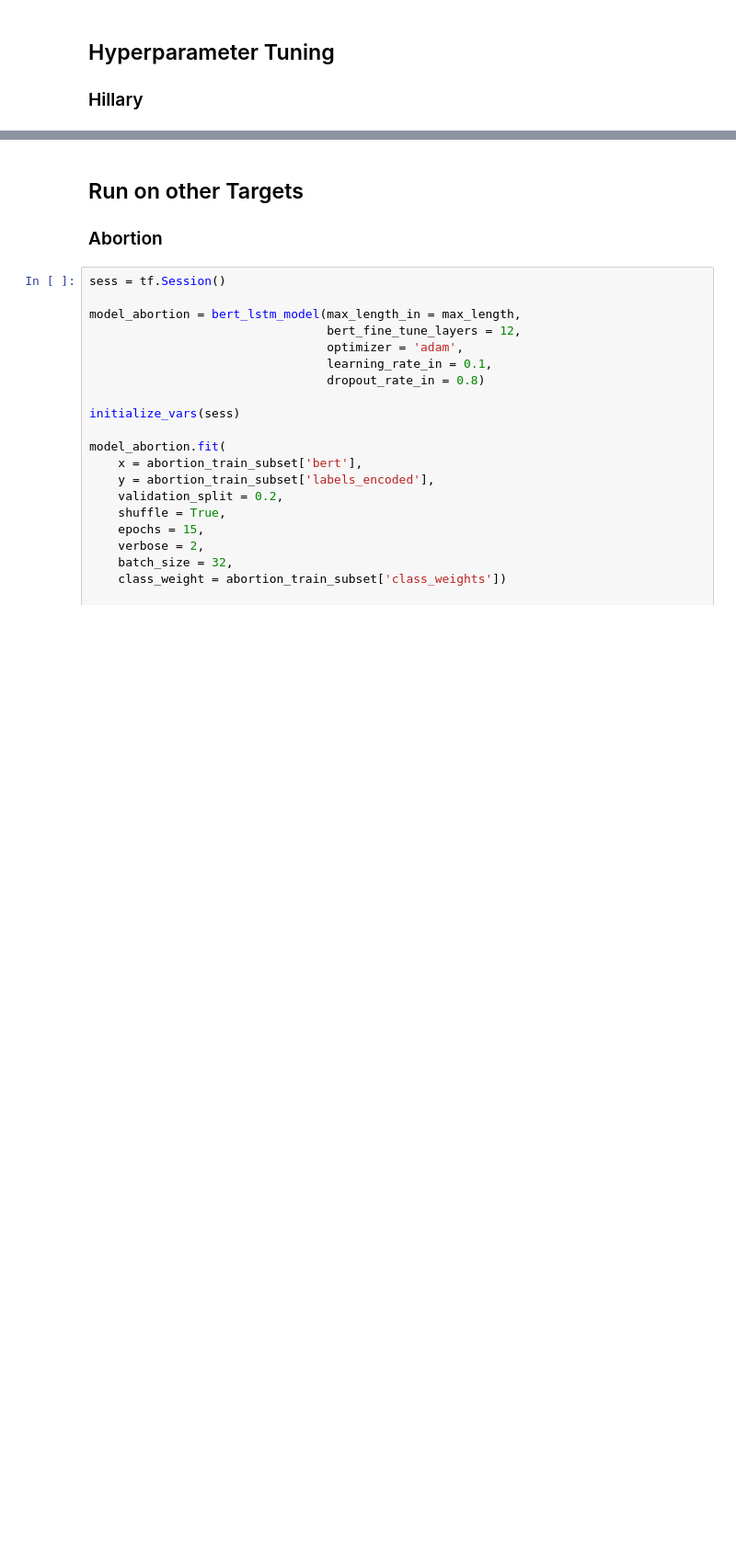
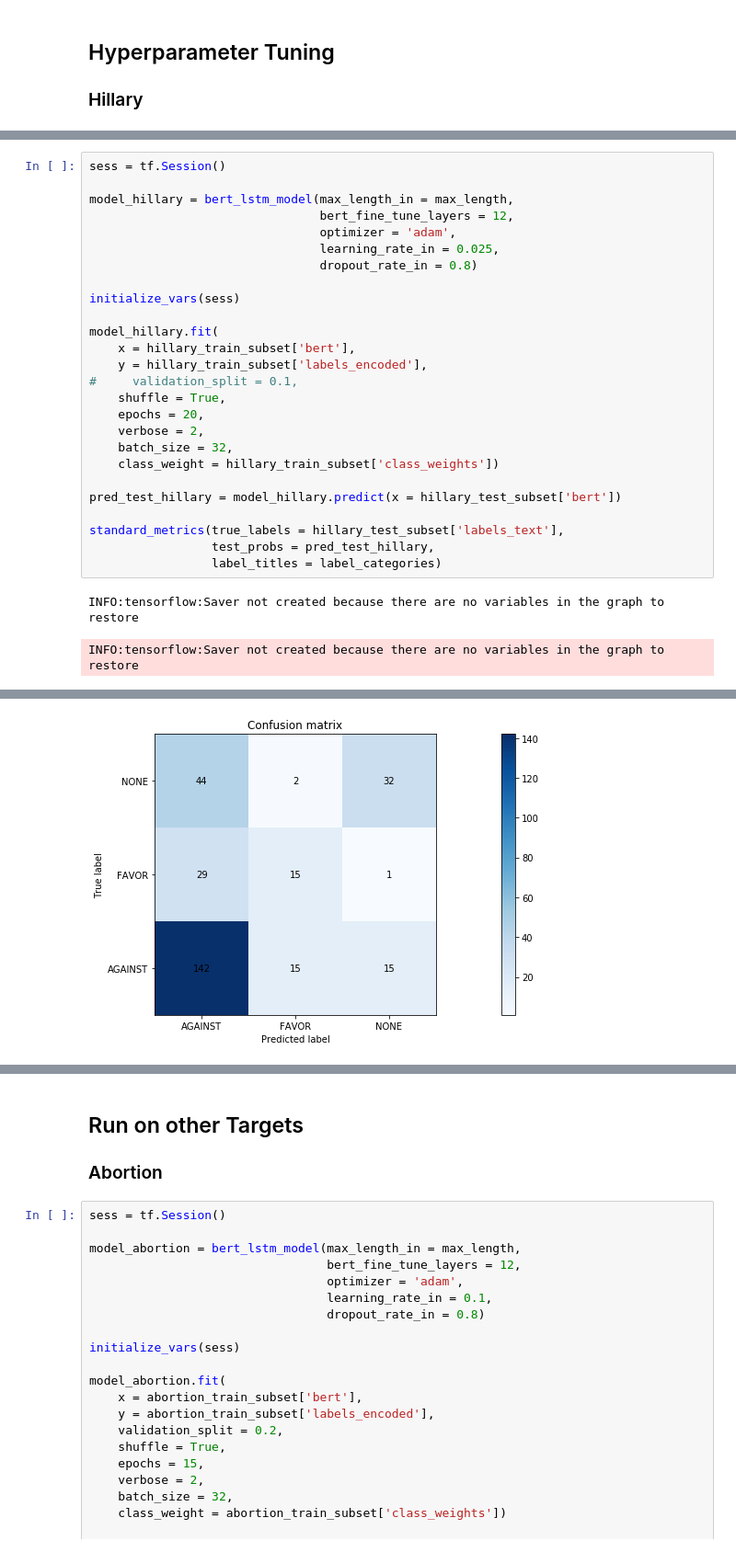
Before and after one commit to timspit/w266_final_project, a Jupyter notebook: Bert-TimCopy.ipynb, the cells around one changed output, grey strips where cells are left out. Shown at 92% size. Saved outputs shown, nothing was run; the diff lists cells and outputs as text; blank space fills up the shorter version.

```diff
--- a/Bert-TimCopy.ipynb
+++ b/Bert-TimCopy.ipynb
@@ -653,0 +628,29 @@ weighted avg       0.74      0.53      0.56       280
+# %%
+sess = tf.Session()
+
+model_hillary = bert_lstm_model(max_length_in = max_length,
+                                bert_fine_tune_layers = 12,
+                                optimizer = 'adam',
+                                learning_rate_in = 0.025,
+                                dropout_rate_in = 0.8)
+
+initialize_vars(sess)
+
+model_hillary.fit(
+    x = hillary_train_subset['bert'],
+    y = hillary_train_subset['labels_encoded'],
+#     validation_split = 0.1,
+    shuffle = True,
+    epochs = 20,
+    verbose = 2,
+    batch_size = 32,
+    class_weight = hillary_train_subset['class_weights'])
+
+pred_test_hillary = model_hillary.predict(x = hillary_test_subset['bert'])
+
+standard_metrics(true_labels = hillary_test_subset['labels_text'],
+                 test_probs = pred_test_hillary,
+                 label_titles = label_categories)
+# %% [output]
+INFO:tensorflow:Saver not created because there are no variables in the graph to restore
+INFO:tensorflow:Saver not created because there are no variables in the graph to restore
@@ -653,0 +676 @@ weighted avg       0.74      0.53      0.56       280
+[figure, added]
```
Also changed, not shown: parts of 13 cells of this notebook.
